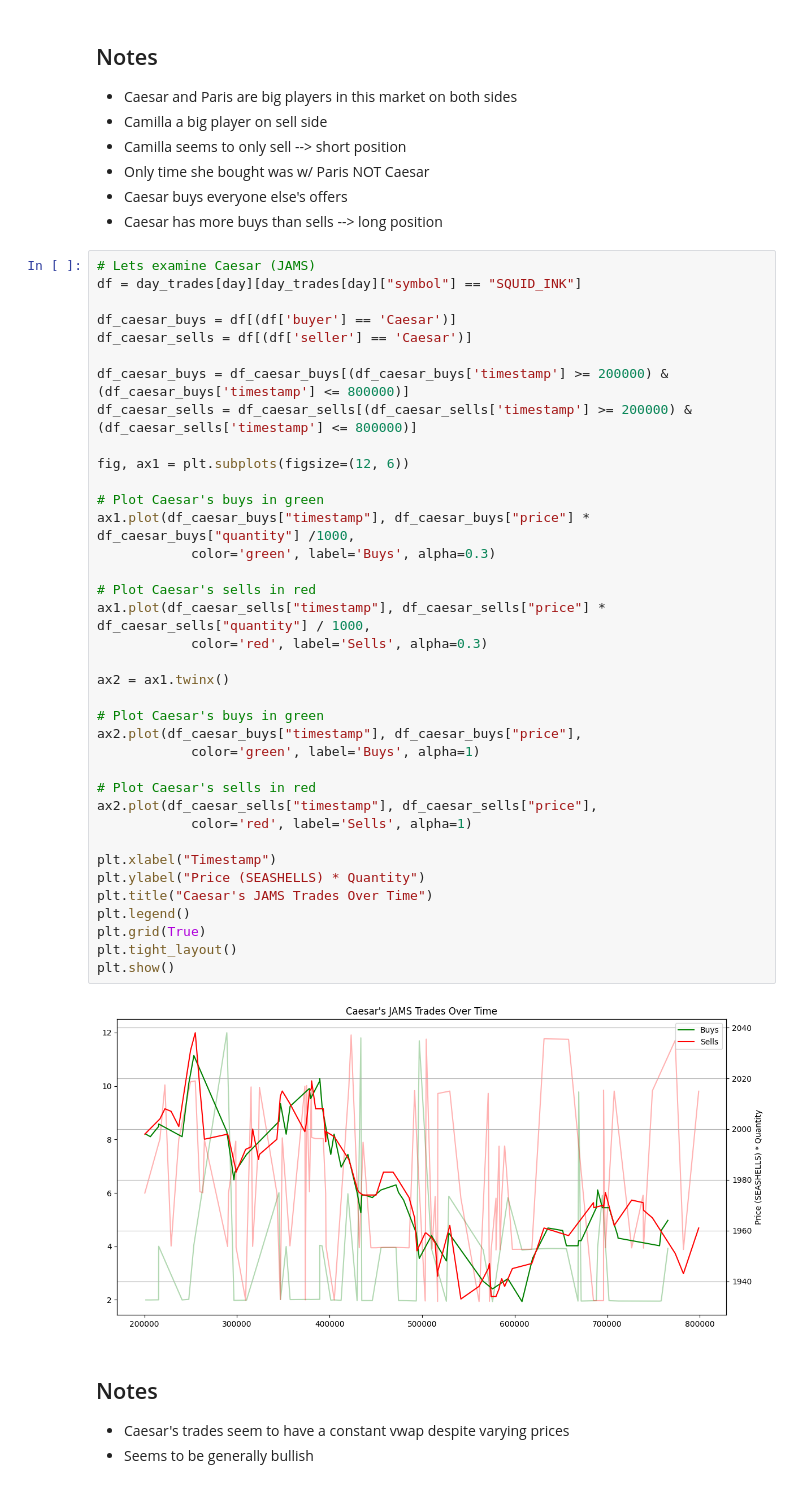
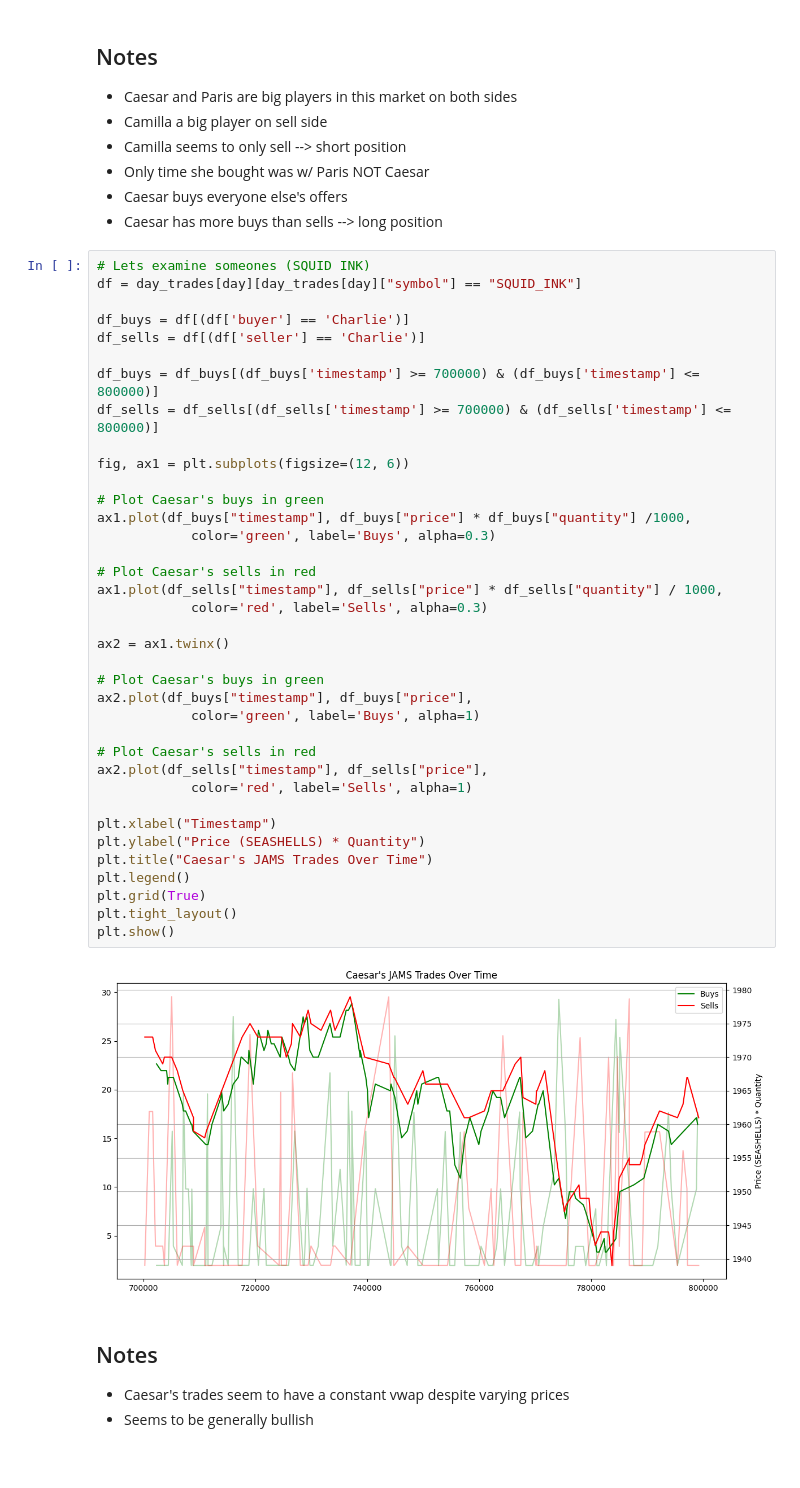
Before and after one commit to PranavMantri/imc_2025, a Jupyter notebook: notebooks/agent_squid_ink_research.ipynb, the cells around one changed output. Cells and saved outputs as stored; diff of their text form.

```diff
--- a/notebooks/agent_squid_ink_research.ipynb
+++ b/notebooks/agent_squid_ink_research.ipynb
@@ -127,44 +97,44 @@ Buyers:  {
 * Caesar buys everyone else's offers
 * Caesar has more buys than sells --> long position
 # %%
-# Lets examine Caesar (JAMS)
+# Lets examine someones (SQUID INK)
 df = day_trades[day][day_trades[day]["symbol"] == "SQUID_INK"]
 
-df_caesar_buys = df[(df['buyer'] == 'Caesar')]
-df_caesar_sells = df[(df['seller'] == 'Caesar')]
+df_buys = df[(df['buyer'] == 'Charlie')]
+df_sells = df[(df['seller'] == 'Charlie')]
 
-df_caesar_buys = df_caesar_buys[(df_caesar_buys['timestamp'] >= 200000) & (df_caesar_buys['timestamp'] <= 800000)]
-df_caesar_sells = df_caesar_sells[(df_caesar_sells['timestamp'] >= 200000) & (df_caesar_sells['timestamp'] <= 800000)]
+df_buys = df_buys[(df_buys['timestamp'] >= 700000) & (df_buys['timestamp'] <= 800000)]
+df_sells = df_sells[(df_sells['timestamp'] >= 700000) & (df_sells['timestamp'] <= 800000)]
 
 fig, ax1 = plt.subplots(figsize=(12, 6))
 
 # Plot Caesar's buys in green
-ax1.plot(df_caesar_buys["timestamp"], df_caesar_buys["price"] * df_caesar_buys["quantity"] /1000,
+ax1.plot(df_buys["timestamp"], df_buys["price"] * df_buys["quantity"] /1000,
             color='green', label='Buys', alpha=0.3)
 
 # Plot Caesar's sells in red
-ax1.plot(df_caesar_sells["timestamp"], df_caesar_sells["price"] * df_caesar_sells["quantity"] / 1000,
+ax1.plot(df_sells["timestamp"], df_sells["price"] * df_sells["quantity"] / 1000,
             color='red', label='Sells', alpha=0.3)
 
 ax2 = ax1.twinx()
 
 # Plot Caesar's buys in green
-ax2.plot(df_caesar_buys["timestamp"], df_caesar_buys["price"],
+ax2.plot(df_buys["timestamp"], df_buys["price"],
             color='green', label='Buys', alpha=1)
 
 # Plot Caesar's sells in red
-ax2.plot(df_caesar_sells["timestamp"], df_caesar_sells["price"],
+ax2.plot(df_sells["timestamp"], df_sells["price"],
             color='red', label='Sells', alpha=1)
 
 plt.xlabel("Timestamp")
 plt.ylabel("Price (SEASHELLS) * Quantity")
 plt.title("Caesar's JAMS Trades Over Time")
 plt.legend()
 plt.grid(True)
 plt.tight_layout()
 plt.show()
 # %% [output]
-[figure, old version]
+[figure, new version]
 # %% [markdown]
 ## Notes
 
```
Also changed, not shown: parts of 2 cells of this notebook, 2 other files.
